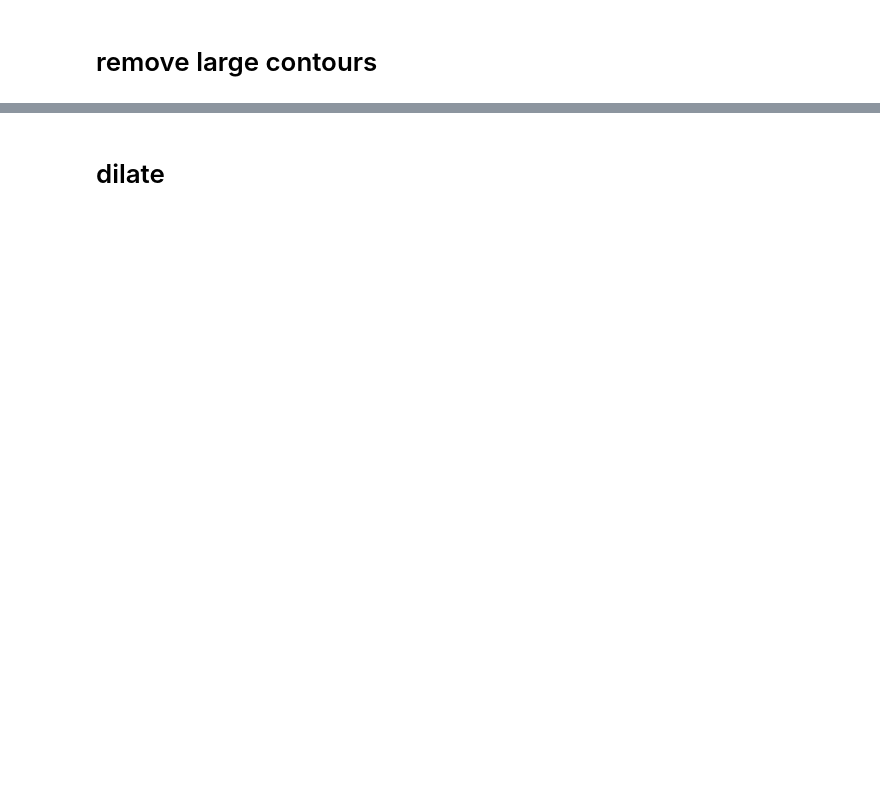
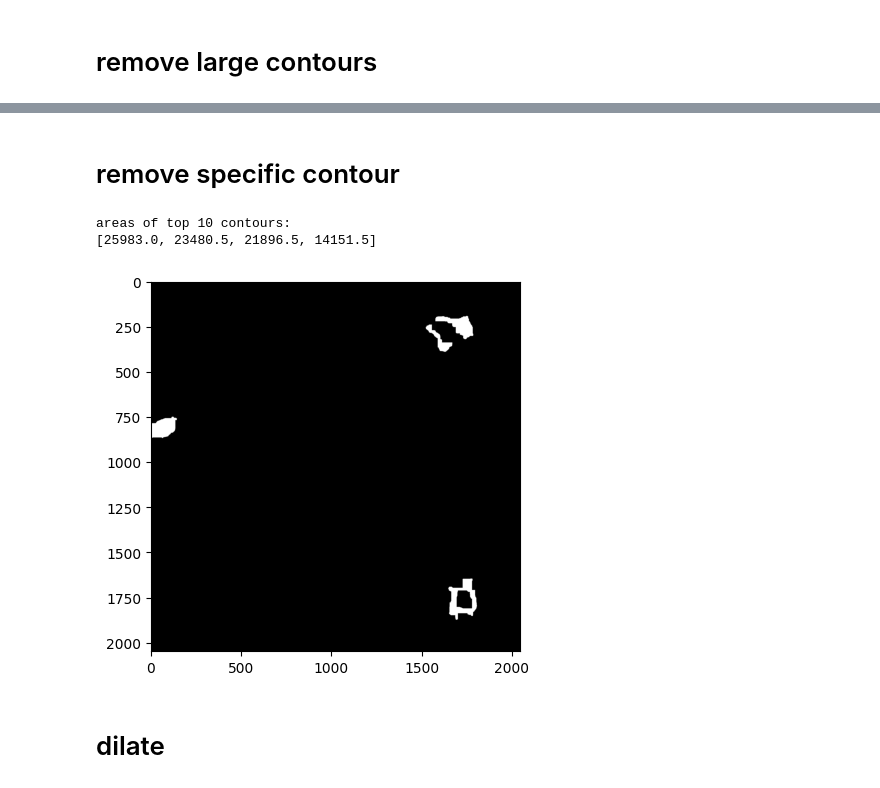
Before and after one commit to max-calcoen/comp-bme-IPF, a Jupyter notebook: manual_contours_subset.ipynb, the cells around one changed output, grey strips where cells are left out. Cells and saved outputs as stored; diff of their text form; code cells hidden in the pictures; blank space fills up the shorter version.

```diff
--- a/manual_contours_subset.ipynb
+++ b/manual_contours_subset.ipynb
@@ -146,3 +142,42 @@ areas of top 10 contours:
+# %% [markdown]
+# remove specific contour
+# %%
+prev_img = updating_img.copy()
+curr_img = orig_img.copy()
+# work on updating img?
+if input("Work on updating image? (y/n) ") == "y":
+    curr_img = updating_img
+
+# ensure the image is in grayscale before finding contours
+if len(curr_img.shape) == 3:
+    curr_img = cv2.cvtColor(curr_img, cv2.COLOR_RGB2GRAY)
+
+# remove small contours
+contours, _ = cv2.findContours(curr_img, cv2.RETR_EXTERNAL, cv2.CHAIN_APPROX_SIMPLE)
+print("areas of top 10 contours:")
+areas = [cv2.contourArea(cntr) for cntr in contours]
+areas.sort(reverse=True)
+print(areas[:10])
+time.sleep(0.1)  # to ensure print completes before input
+cutoff_area = input("enter specific area for contours (default 1000): ")
+try:
+    cutoff_area = float(cutoff_area)
+except:  # default
+    cutoff_area = 1000
+for cntr in contours:
+    if cv2.contourArea(cntr) != cutoff_area:
+        continue
+    convHull = cv2.convexHull(cntr)
+    cv2.drawContours(curr_img, [convHull], -1, (0, 0, 0), thickness=cv2.FILLED)
+curr_img = cv2.cvtColor(curr_img, cv2.COLOR_GRAY2RGB)
+plt.imshow(curr_img)
+plt.show()
+
+updating_img = curr_img.copy()
+# %% [output]
+areas of top 10 contours:
+[25983.0, 23480.5, 21896.5, 14151.5]
+[figure, added]
 # %% [markdown]
 # dilate
 # %%
```
Also changed, not shown: parts of 10 cells of this notebook, 1 other file.
